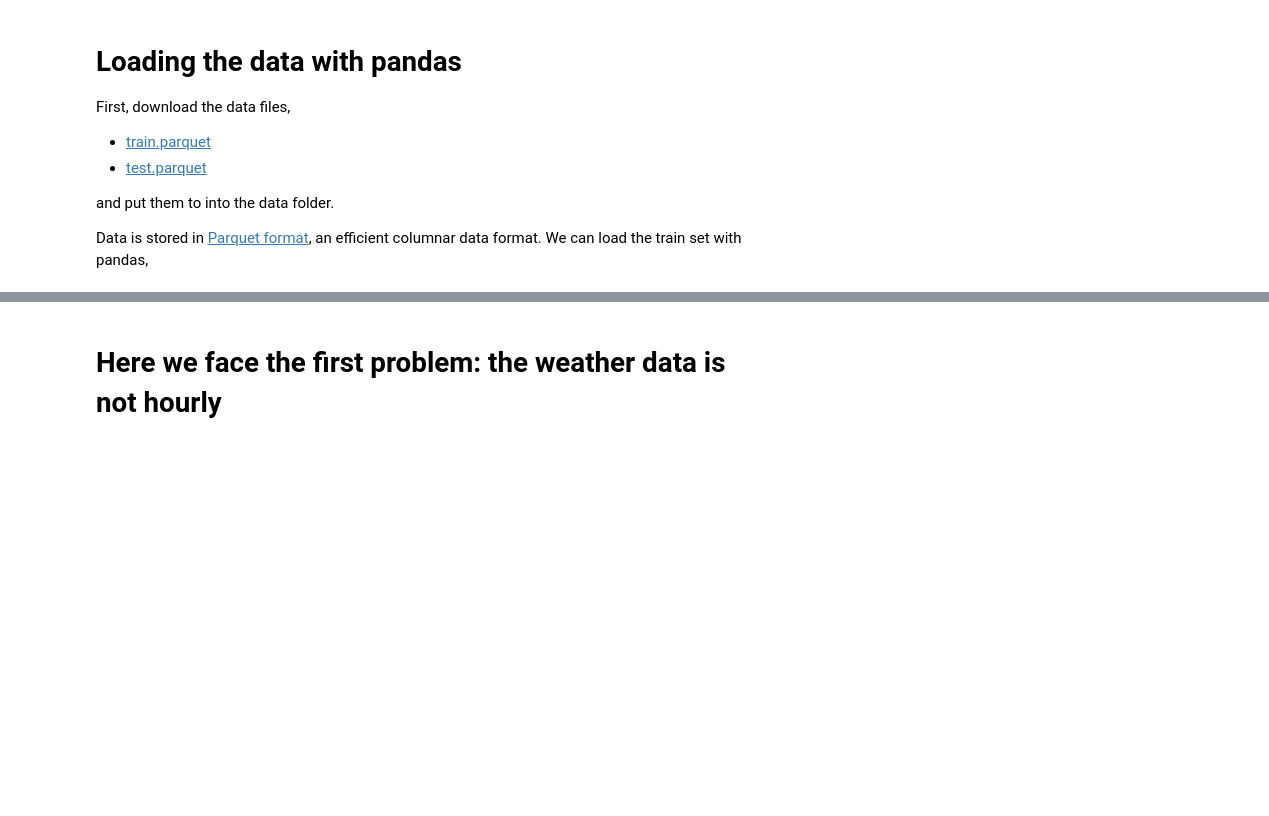
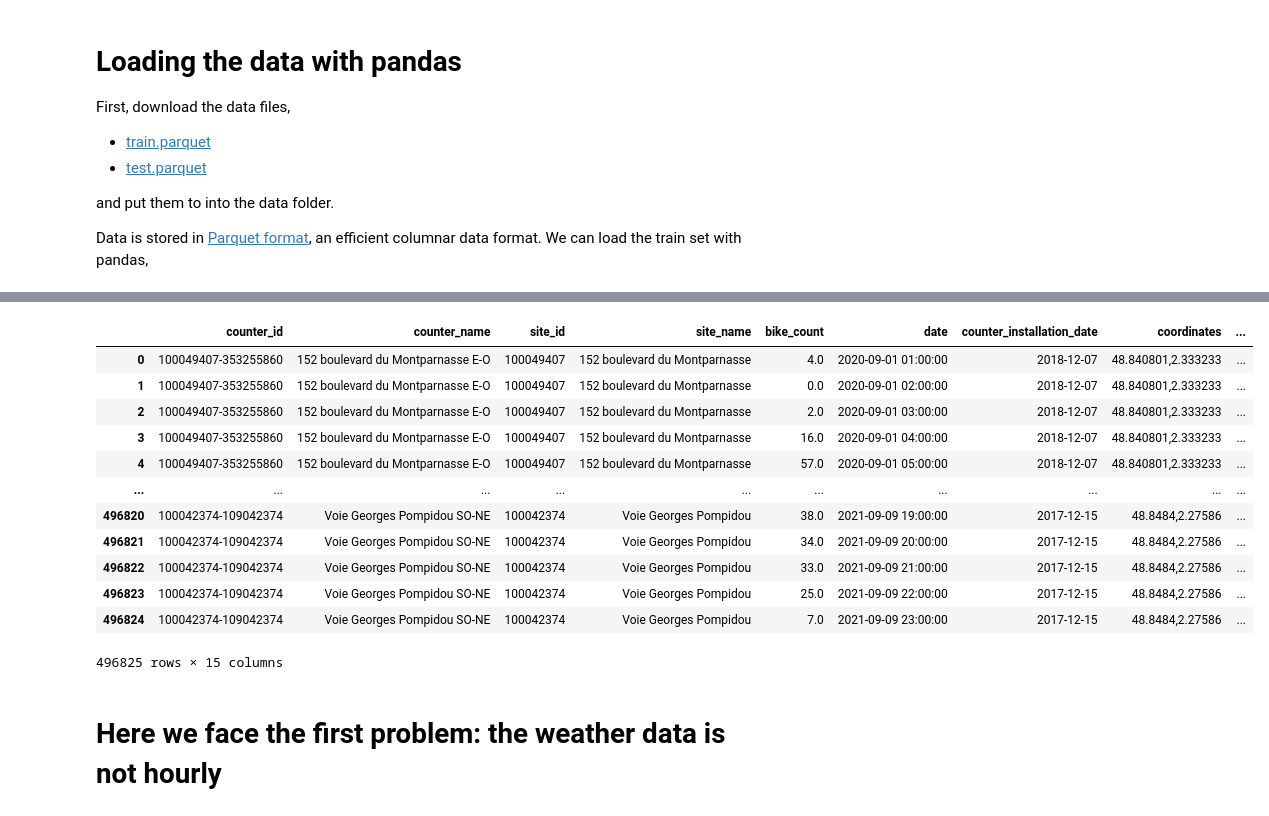
Before and after one commit to cedotorpedo/bike-prediction-project, a Jupyter notebook: With weather.ipynb, the cells around one changed output, grey strips where cells are left out. Cells and saved outputs as stored; diff of their text form; code cells hidden in the pictures; blank space fills up the shorter version.

```diff
--- a/With weather.ipynb
+++ b/With weather.ipynb
@@ -49,4 +56,5 @@ data = pd.read_parquet(Path("data") / "train.parquet")
 # %%
-data_weather = pd.read_csv('submissions/external_data/external_data.csv')
-data_weather = data_weather.loc[:, data_weather.columns.intersection(['date','pmer','ff','t','u','vv',
-                                                                     'pres'])]
+weather = pd.read_csv('submissions/starting_kit/external_data.csv')
+weather["date"] = pd.to_datetime(weather["date"], format = "%Y-%m-%d %H:%M:%S")
+weather = weather.loc[:, weather.columns.intersection(['date','ww','w1','w2'])]
+weather
@@ -54,0 +81,2 @@ data_weather["date"] = pd.to_datetime(data_weather["date"], format = "%Y-%m-%d %
+# %%
+weather.drop(2017, inplace=True)
@@ -54,0 +91,2 @@ data_weather["date"] = pd.to_datetime(data_weather["date"], format = "%Y-%m-%d %
+# %%
+weather.dropna(inplace = True)
@@ -83,0 +308,17 @@ data.head()
+# %%
+merged_all = pd.merge(data_all, weather, how='left')
+merged_all
+# %% [output]
+|  | counter_id | counter_name | site_id | site_name | bike_count | date | counter_installation_date | coordinates | ... |
+| 0 | 100049407-353255860 | 152 boulevard du Montparnasse E-O | 100049407 | 152 boulevard du Montparnasse | 4.0 | 2020-09-01 01:00:00 | 2018-12-07 | 48.840801,2.333233 | ... |
+| 1 | 100049407-353255860 | 152 boulevard du Montparnasse E-O | 100049407 | 152 boulevard du Montparnasse | 0.0 | 2020-09-01 02:00:00 | 2018-12-07 | 48.840801,2.333233 | ... |
+| 2 | 100049407-353255860 | 152 boulevard du Montparnasse E-O | 100049407 | 152 boulevard du Montparnasse | 2.0 | 2020-09-01 03:00:00 | 2018-12-07 | 48.840801,2.333233 | ... |
+| 3 | 100049407-353255860 | 152 boulevard du Montparnasse E-O | 100049407 | 152 boulevard du Montparnasse | 16.0 | 2020-09-01 04:00:00 | 2018-12-07 | 48.840801,2.333233 | ... |
+| 4 | 100049407-353255860 | 152 boulevard du Montparnasse E-O | 100049407 | 152 boulevard du Montparnasse | 57.0 | 2020-09-01 05:00:00 | 2018-12-07 | 48.840801,2.333233 | ... |
+| ... | ... | ... | ... | ... | ... | ... | ... | ... | ... |
+| 496820 | 100042374-109042374 | Voie Georges Pompidou SO-NE | 100042374 | Voie Georges Pompidou | 38.0 | 2021-09-09 19:00:00 | 2017-12-15 | 48.8484,2.27586 | ... |
+| 496821 | 100042374-109042374 | Voie Georges Pompidou SO-NE | 100042374 | Voie Georges Pompidou | 34.0 | 2021-09-09 20:00:00 | 2017-12-15 | 48.8484,2.27586 | ... |
+| 496822 | 100042374-109042374 | Voie Georges Pompidou SO-NE | 100042374 | Voie Georges Pompidou | 33.0 | 2021-09-09 21:00:00 | 2017-12-15 | 48.8484,2.27586 | ... |
+| 496823 | 100042374-109042374 | Voie Georges Pompidou SO-NE | 100042374 | Voie Georges Pompidou | 25.0 | 2021-09-09 22:00:00 | 2017-12-15 | 48.8484,2.27586 | ... |
+| 496824 | 100042374-109042374 | Voie Georges Pompidou SO-NE | 100042374 | Voie Georges Pompidou | 7.0 | 2021-09-09 23:00:00 | 2017-12-15 | 48.8484,2.27586 | ... |
+496825 rows × 15 columns
```
Also changed, not shown: parts of 55 cells of this notebook, 9 other files.
